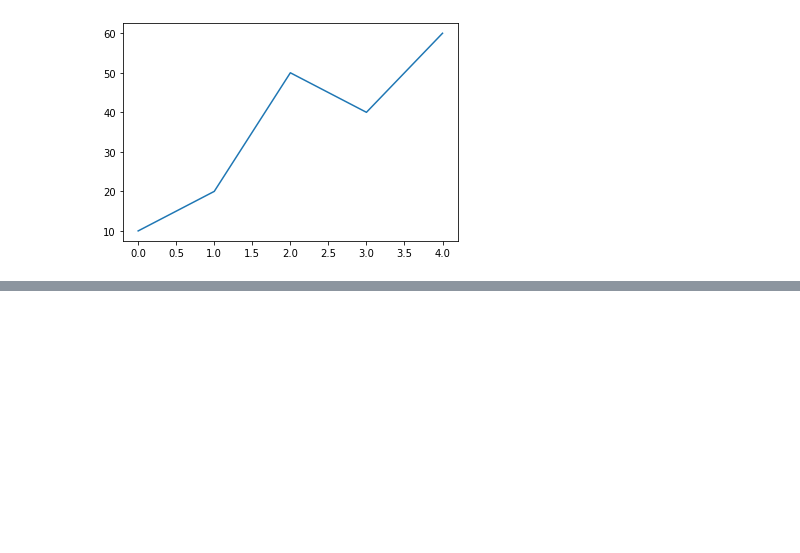
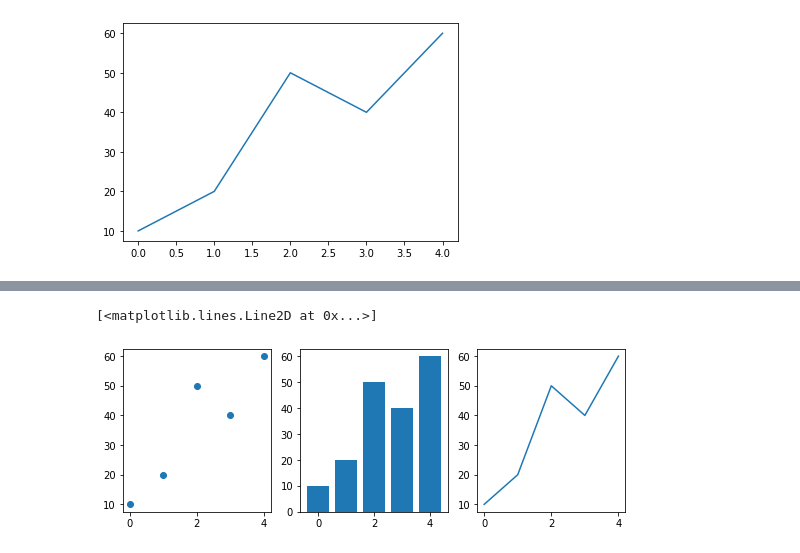
Before and after one commit to EdgeOfNetwork/ML_1.0.1, a Jupyter notebook: visualization/future_skill_pega/matplotlib_1.ipynb, the cells around one changed output, grey strips where cells are left out. Cells and saved outputs as stored; diff of their text form; code cells hidden in the pictures; blank space fills up the shorter version.

```diff
--- a/visualization/future_skill_pega/matplotlib_1.ipynb
+++ b/visualization/future_skill_pega/matplotlib_1.ipynb
@@ -36,0 +97,11 @@ plt.savefig(파일 이름)
+# %%
+fig, ax = plt.subplots(1,3,figsize=(9,3)) #이게 그 객체지향 방식이다.
+
+ax[0].scatter(X,Y)
+ax[1].bar(X,Y)
+ax[2].plot(X,Y)
+
+#이런 방법도 있었다.
+# %% [output]
+[<matplotlib.lines.Line2D at 0x...>]
+[figure, added]
```
Also changed, not shown: parts of 4 cells of this notebook.
